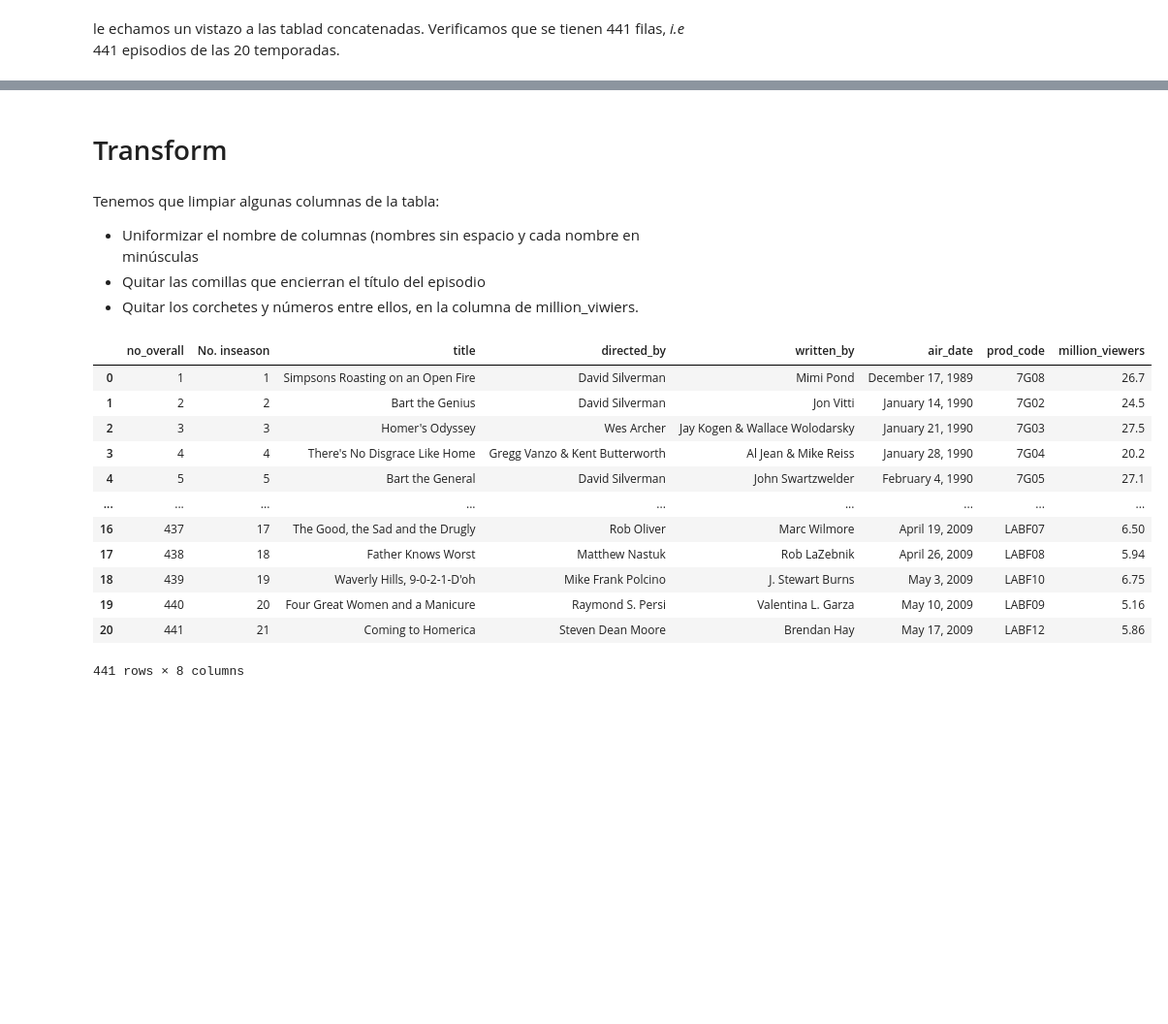
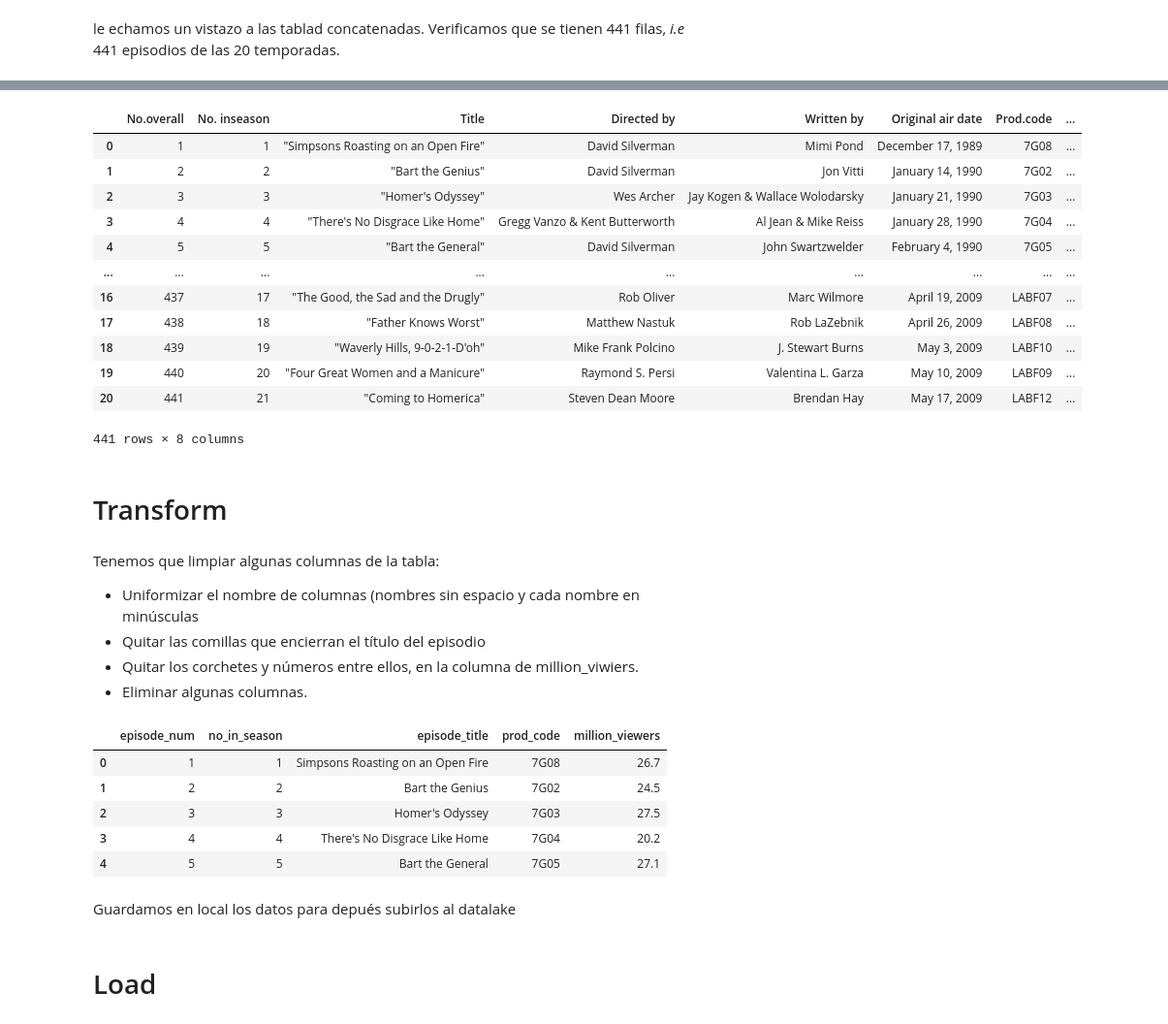
Before and after one commit to David-Damian/The-Simpson-Episode-Analysis, a Jupyter notebook: tarea06.ipynb, the cells around one changed output, grey strips where cells are left out. Shown: that part at 97% size. Saved outputs shown, nothing was run; the diff lists cells and outputs as text; code cells hidden in the pictures; blank space fills up the shorter version.

```diff
--- a/tarea06.ipynb
+++ b/tarea06.ipynb
@@ -55,11 +55,11 @@ for tbl_index in np.arange(0,23, 1):
 # %% [markdown]
 Nos interesan solo 20 de las 23 tablas, scrappeadas que son las temporadas de la serie. Los índices de estas tablas van de 1 a la 21.
 # %%
-seasons = []
+episodes = []
 indexes_of_interest = np.arange(1,22, 1)
 indexes_of_interest = np.delete(indexes_of_interest, 18)
 for tbl_index in indexes_of_interest:
-        seasons.append(tbls_raw_episodes[tbl_index])
+        episodes.append(tbls_raw_episodes[tbl_index])
 # %% [markdown]
 y vemos que la longitud de la lista de las temporadas es, en efecto, igual a 20.
 # %%
@@ -69,6 +69,6 @@ len(seasons)
 # %% [markdown]
 y concatenamos todas las tablas
 # %%
-seasons = pd.concat(seasons)
+episodes = pd.concat(episodes)
 # %% [markdown]
 le echamos un vistazo a las tablad concatenadas. Verificamos que se tienen 441 filas, *i.e* 441 episodios de las 20 temporadas.
@@ -91,3 +75,19 @@ seasons
+# %%
+episodes
+# %% [output]
+|  | No.overall | No. inseason | Title | Directed by | Written by | Original air date | Prod.code | ... |
+| 0 | 1 | 1 | "Simpsons Roasting on an Open Fire" | David Silverman | Mimi Pond | December 17, 1989 | 7G08 | ... |
+| 1 | 2 | 2 | "Bart the Genius" | David Silverman | Jon Vitti | January 14, 1990 | 7G02 | ... |
+| 2 | 3 | 3 | "Homer's Odyssey" | Wes Archer | Jay Kogen & Wallace Wolodarsky | January 21, 1990 | 7G03 | ... |
+| 3 | 4 | 4 | "There's No Disgrace Like Home" | Gregg Vanzo & Kent Butterworth | Al Jean & Mike Reiss | January 28, 1990 | 7G04 | ... |
+| 4 | 5 | 5 | "Bart the General" | David Silverman | John Swartzwelder | February 4, 1990 | 7G05 | ... |
+| ... | ... | ... | ... | ... | ... | ... | ... | ... |
+| 16 | 437 | 17 | "The Good, the Sad and the Drugly" | Rob Oliver | Marc Wilmore | April 19, 2009 | LABF07 | ... |
+| 17 | 438 | 18 | "Father Knows Worst" | Matthew Nastuk | Rob LaZebnik | April 26, 2009 | LABF08 | ... |
+| 18 | 439 | 19 | "Waverly Hills, 9-0-2-1-D'oh" | Mike Frank Polcino | J. Stewart Burns | May 3, 2009 | LABF10 | ... |
+| 19 | 440 | 20 | "Four Great Women and a Manicure" | Raymond S. Persi | Valentina L. Garza | May 10, 2009 | LABF09 | ... |
+| 20 | 441 | 21 | "Coming to Homerica" | Steven Dean Moore | Brendan Hay | May 17, 2009 | LABF12 | ... |
+441 rows × 8 columns
 # %% [markdown]
 # Transform
 # %% [markdown]
@@ -95,41 +95,39 @@ Tenemos que limpiar algunas columnas de la tabla:
 - Uniformizar el nombre de columnas (nombres sin espacio y cada nombre en minúsculas
 - Quitar las comillas que encierran el título del episodio
 - Quitar los corchetes y números entre ellos, en la columna de million_viwiers.
+- Eliminar algunas columnas.
 # %%
 # Define un diccionario con los nombres limpios
 DICT_CLEAN_NAMES_SEASONS_TABLE = {
-    'No.overall': 'no_overall',
-    'No.inseason': 'no_in_season',
-    'Title': 'title',
-    'Directed by': 'directed_by',
-    'Written by': 'written_by',
-    'Original air date': 'air_date',
+    'No.overall': 'episode_num',
+    'No. inseason': 'no_in_season',
+    'Title': 'episode_title',
     'Prod.code' : 'prod_code',
     'U.S. viewers(millions)' : 'million_viewers'
 }
 # %%
 # Aqui va el preprocesamiento
-seasons_c = (
-    seasons
+episodes_raw = (
+    episodes
+        # Elimina la columna que se duplicó
+        .drop(columns=['Original air date', 'Written by', 'Directed by'])
         # Renombrar variables
         .rename(columns = DICT_CLEAN_NAMES_SEASONS_TABLE)
         # Quitar del título del episodio las comillas
-        .assign(title=lambda df_: df_.title.str.replace('"', ''))
+        .assign(episode_title=lambda df_: df_.episode_title.str.replace('"', ''))
         # Quitar los numeros entre corchetes de millones de vistas
-        .assign(million_viewers=lambda df_: df_.million_viewers.str.replace(r'(\[[^\]]*\])', ""))
+        .assign(
+                # Quitar los numeros entre corchetes de millones de vistas
+                million_viewers=lambda df_: df_.million_viewers.str.replace(r'(\[[^\]]*\])', "")
+                )
 )
-seasons_c
+episodes_raw.head()
 # %% [output]
-|  | no_overall | No. inseason | title | directed_by | written_by | air_date | prod_code | million_viewers |
-| 0 | 1 | 1 | Simpsons Roasting on an Open Fire | David Silverman | Mimi Pond | December 17, 1989 | 7G08 | 26.7 |
-| 1 | 2 | 2 | Bart the Genius | David Silverman | Jon Vitti | January 14, 1990 | 7G02 | 24.5 |
-| 2 | 3 | 3 | Homer's Odyssey | Wes Archer | Jay Kogen & Wallace Wolodarsky | January 21, 1990 | 7G03 | 27.5 |
-| 3 | 4 | 4 | There's No Disgrace Like Home | Gregg Vanzo & Kent Butterworth | Al Jean & Mike Reiss | January 28, 1990 | 7G04 | 20.2 |
-| 4 | 5 | 5 | Bart the General | David Silverman | John Swartzwelder | February 4, 1990 | 7G05 | 27.1 |
-| ... | ... | ... | ... | ... | ... | ... | ... | ... |
-| 16 | 437 | 17 | The Good, the Sad and the Drugly | Rob Oliver | Marc Wilmore | April 19, 2009 | LABF07 | 6.50 |
-| 17 | 438 | 18 | Father Knows Worst | Matthew Nastuk | Rob LaZebnik | April 26, 2009 | LABF08 | 5.94 |
-| 18 | 439 | 19 | Waverly Hills, 9-0-2-1-D'oh | Mike Frank Polcino | J. Stewart Burns | May 3, 2009 | LABF10 | 6.75 |
-| 19 | 440 | 20 | Four Great Women and a Manicure | Raymond S. Persi | Valentina L. Garza | May 10, 2009 | LABF09 | 5.16 |
-| 20 | 441 | 21 | Coming to Homerica | Steven Dean Moore | Brendan Hay | May 17, 2009 | LABF12 | 5.86 |
+|  | episode_num | no_in_season | episode_title | prod_code | million_viewers |
+| 0 | 1 | 1 | Simpsons Roasting on an Open Fire | 7G08 | 26.7 |
+| 1 | 2 | 2 | Bart the Genius | 7G02 | 24.5 |
+| 2 | 3 | 3 | Homer's Odyssey | 7G03 | 27.5 |
+| 3 | 4 | 4 | There's No Disgrace Like Home | 7G04 | 20.2 |
+| 4 | 5 | 5 | Bart the General | 7G05 | 27.1 |
-441 rows × 8 columns
+# %% [markdown]
+Guardamos en local los datos para depués subirlos al datalake
@@ -135,0 +137,2 @@ seasons_c
+# %% [markdown]
+# Load
```
Also changed, not shown: parts of 6 cells of this notebook.
